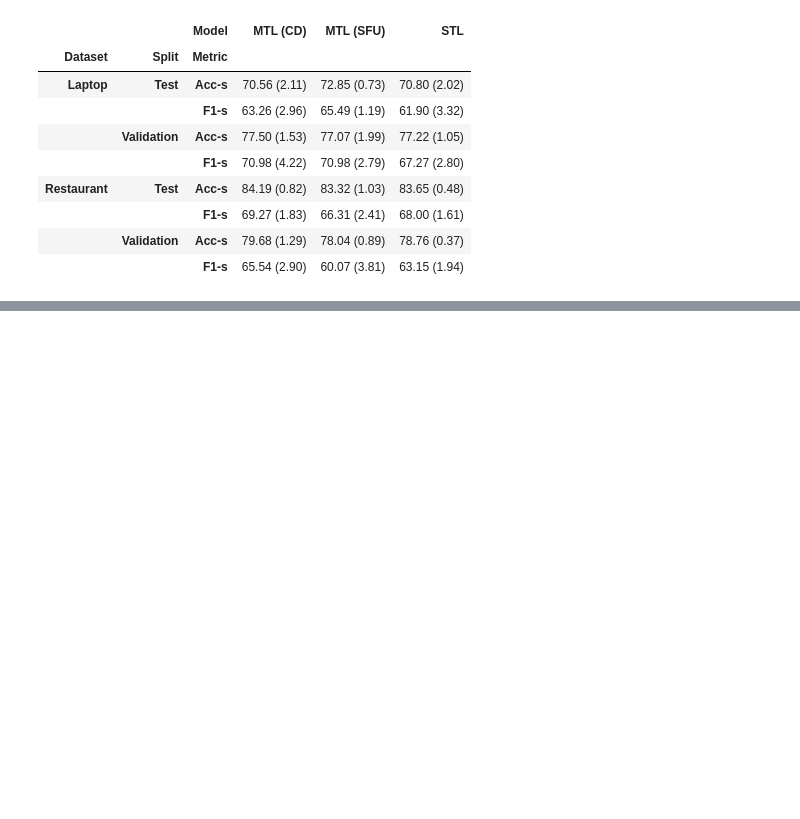
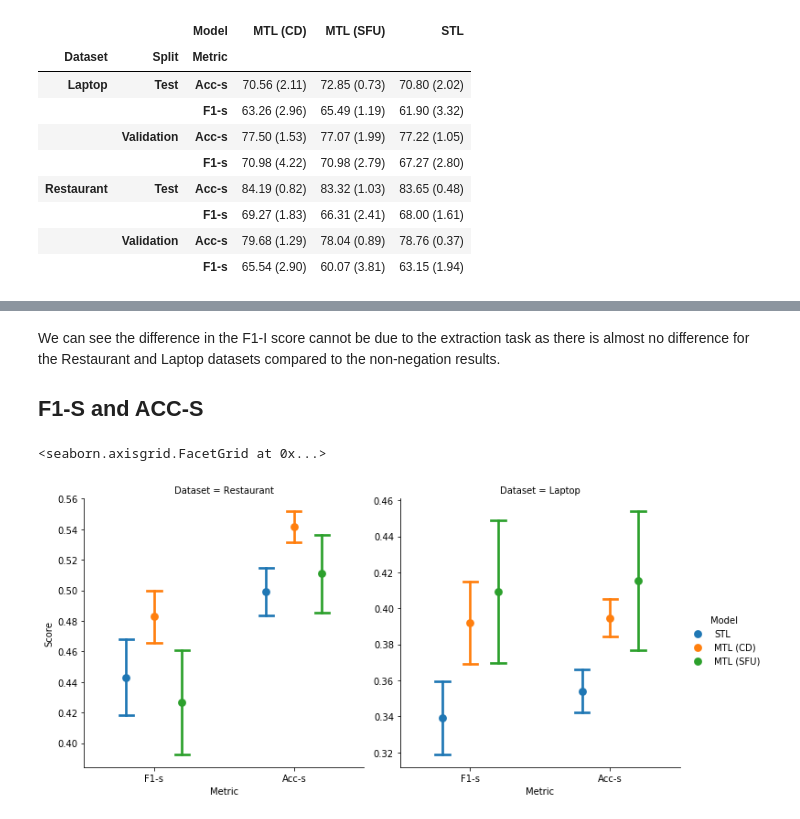
Before and after one commit to jerbarnes/multitask_negation_for_targeted_sentiment, a Jupyter notebook: notebooks/Evaluation_Metrics.ipynb, the cells around one changed output, grey strips where cells are left out. Cells and saved outputs as stored; diff of their text form; code cells hidden in the pictures; blank space fills up the shorter version.

```diff
--- a/notebooks/Evaluation_Metrics.ipynb
+++ b/notebooks/Evaluation_Metrics.ipynb
@@ -212,0 +347,12 @@ pd.pivot_table(values='Score',
+# %% [markdown]
+We can see the difference in the F1-I score cannot be due to the extraction task as there is almost no difference for the Restaurant and Laptop datasets compared to the non-negation results.
+
+## F1-S and ACC-S
+# %%
+sentiment_negation_results = negation_results_df[negation_results_df['Metric'].isin(['F1-s', 'Acc-s'])]
+sns.catplot(data=sentiment_negation_results, hue='Model', col='Dataset', x='Metric',
+            y='Score', sharex=False, sharey=False, kind='point', ci='sd',
+            join=False, dodge=0.4, capsize=0.1)
+# %% [output]
+<seaborn.axisgrid.FacetGrid at 0x...>
+[figure, added]
```
Also changed, not shown: parts of 11 cells of this notebook.
